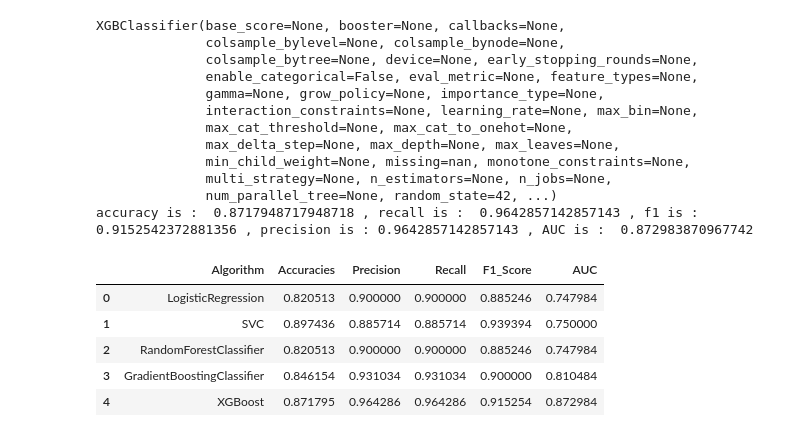
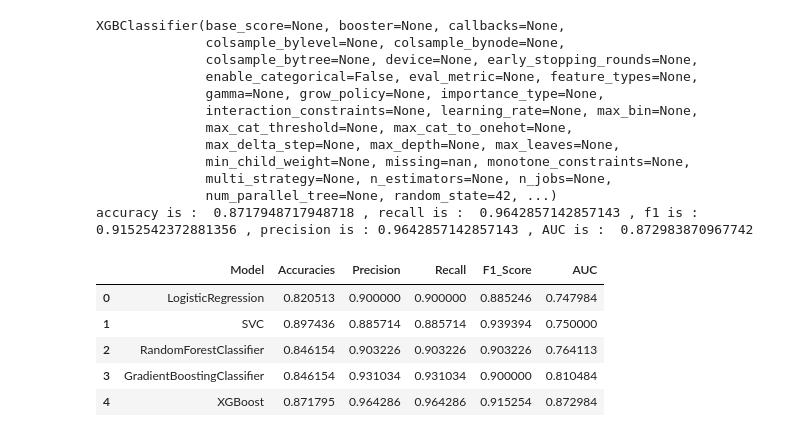
Before and after one commit to uday-venkatesha/Multiple_disease_prediction, a Jupyter notebook: individual disease prediction/Parkinsons_prediction_girls.ipynb, the cells around one changed output. Saved outputs shown, nothing was run; the diff lists cells and outputs as text; code cells hidden in the pictures.

```diff
--- a/individual disease prediction/Parkinsons_prediction_girls.ipynb
+++ b/individual disease prediction/Parkinsons_prediction_girls.ipynb
@@ -170,12 +178,12 @@ final_result = pd.DataFrame({
     "F1_Score":result4,
     "AUC":result5
 })
-# %%
-final_result
-# %% [output]
-|  | Algorithm | Accuracies | Precision | Recall | F1_Score | AUC |
-| 0 | LogisticRegression | 0.820513 | 0.900000 | 0.900000 | 0.885246 | 0.747984 |
-| 1 | SVC | 0.897436 | 0.885714 | 0.885714 | 0.939394 | 0.750000 |
-| 2 | RandomForestClassifier | 0.820513 | 0.900000 | 0.900000 | 0.885246 | 0.747984 |
-| 3 | GradientBoostingClassifier | 0.846154 | 0.931034 | 0.931034 | 0.900000 | 0.810484 |
-| 4 | XGBoost | 0.871795 | 0.964286 | 0.964286 | 0.915254 | 0.872984 |
+# %%
+results_df
+# %% [output]
+|  | Model | Accuracies | Precision | Recall | F1_Score | AUC |
+| 0 | LogisticRegression | 0.820513 | 0.900000 | 0.900000 | 0.885246 | 0.747984 |
+| 1 | SVC | 0.897436 | 0.885714 | 0.885714 | 0.939394 | 0.750000 |
+| 2 | RandomForestClassifier | 0.846154 | 0.903226 | 0.903226 | 0.903226 | 0.764113 |
+| 3 | GradientBoostingClassifier | 0.846154 | 0.931034 | 0.931034 | 0.900000 | 0.810484 |
+| 4 | XGBoost | 0.871795 | 0.964286 | 0.964286 | 0.915254 | 0.872984 |
```
Also changed, not shown: parts of 7 cells of this notebook, 3 other files.
